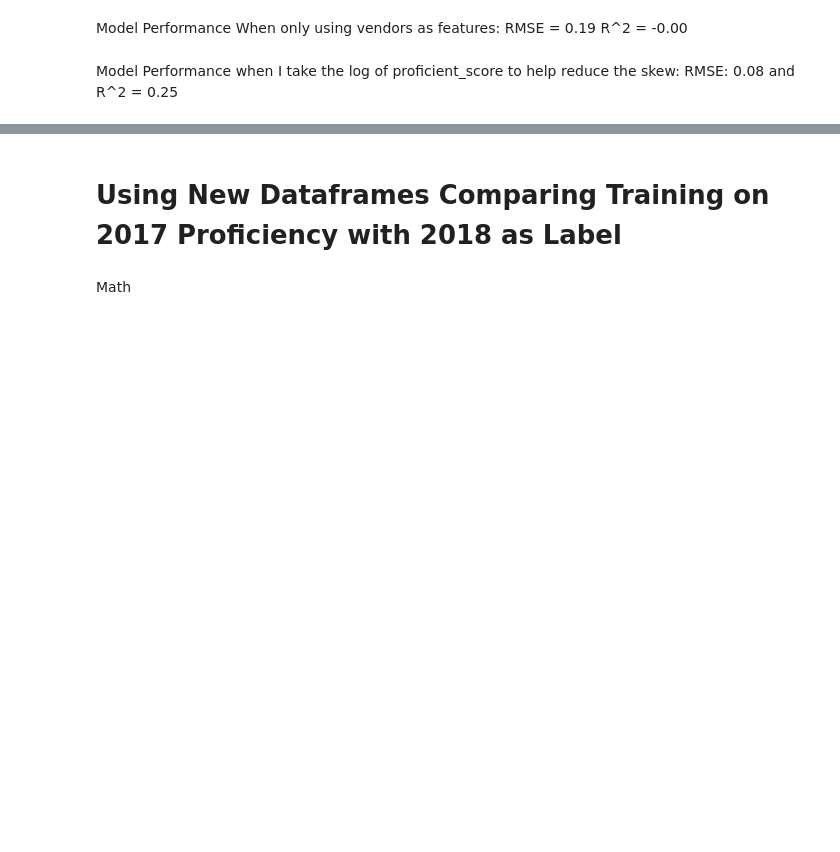
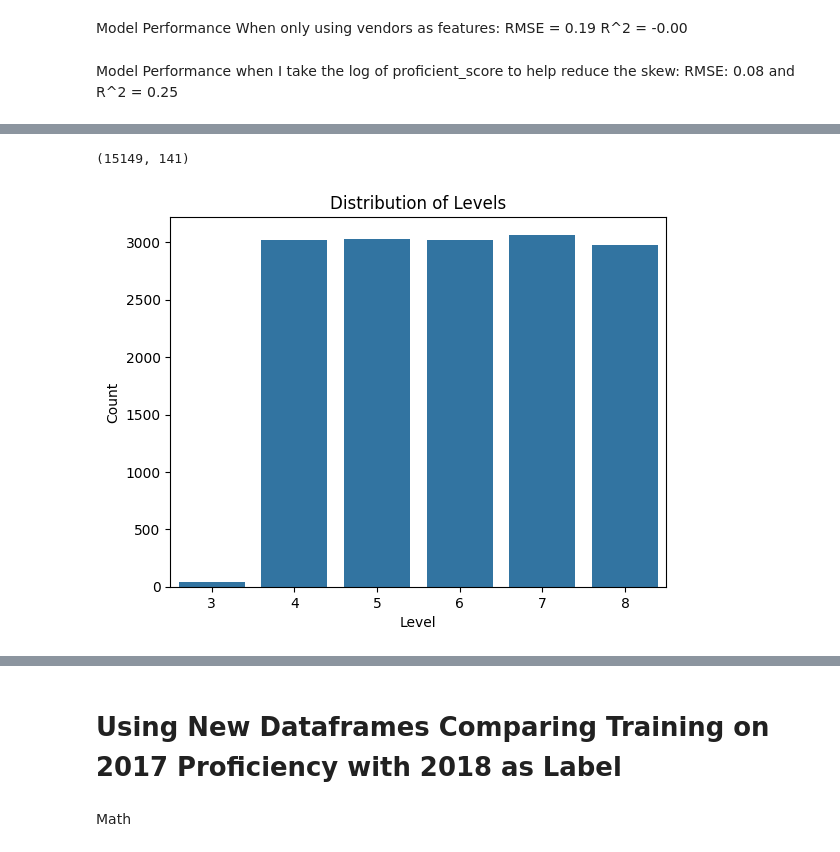
Before and after one commit to level-data-1a/predicting-proficiency, a Jupyter notebook: LinearRegression.ipynb, the cells around one changed output, grey strips where cells are left out. Cells and saved outputs as stored; diff of their text form; code cells hidden in the pictures; blank space fills up the shorter version.

```diff
--- a/LinearRegression.ipynb
+++ b/LinearRegression.ipynb
@@ -183,0 +303,3 @@ The column 'past_proficiency' does not exist in the DataFrame.
+# %%
+scantronMath_df = scantronMath_df.dropna()
+scantronMath_df.isna().sum()
@@ -183,0 +319,16 @@ The column 'past_proficiency' does not exist in the DataFrame.
+# %%
+scantronMath_df.shape
+# %% [output]
+(15149, 141)
+# %%
+sns.countplot(x='level', data=scantronMath_df)
+
+# Optional: Customize the plot
+plt.title('Distribution of Levels')
+plt.xlabel('Level')
+plt.ylabel('Count')
+
+# Show the plot
+plt.show()
+# %% [output]
+[figure, added]
```
Also changed, not shown: parts of 39 cells of this notebook, 8 other files.
